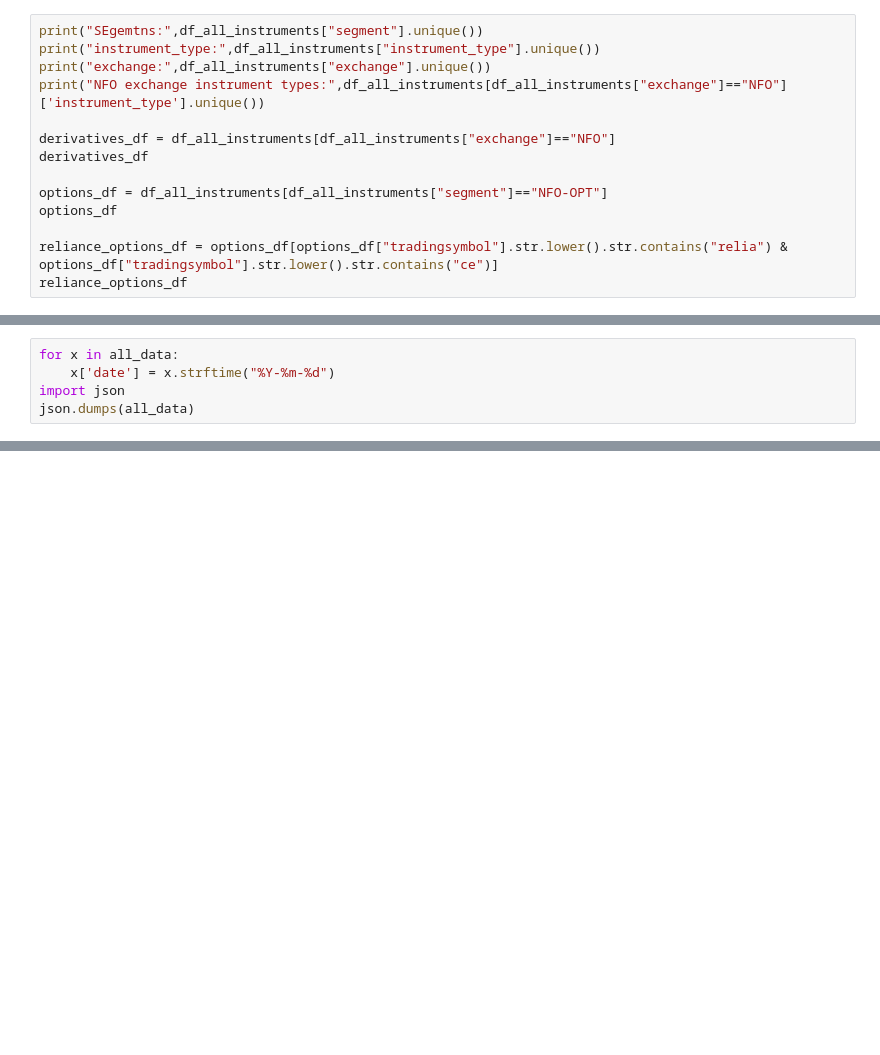
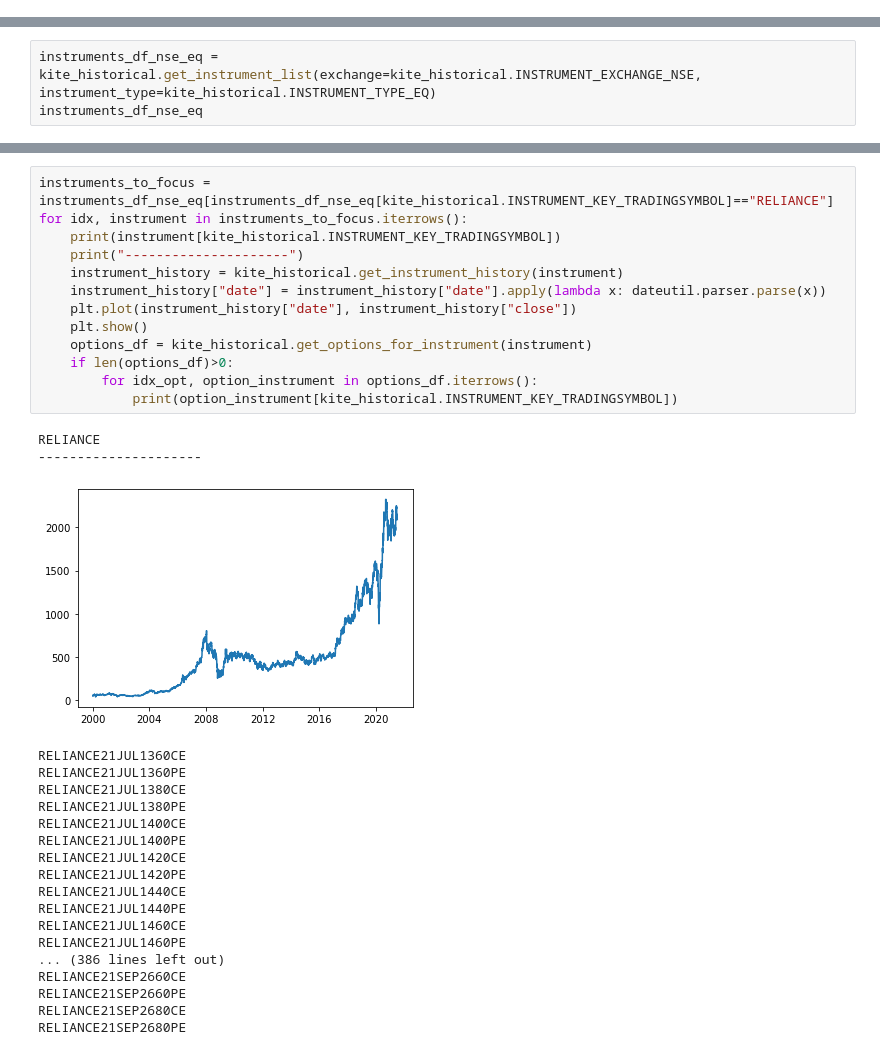
Before and after one commit to binarysentient/bsstonks, a Jupyter notebook: experiments/kite_connect_options_degeneracy.ipynb, the cells around one changed output, grey strips where cells are left out. Cells and saved outputs as stored; diff of their text form; blank space fills up the shorter version.

```diff
--- a/experiments/kite_connect_options_degeneracy.ipynb
+++ b/experiments/kite_connect_options_degeneracy.ipynb
@@ -123,14 +39,0 @@ df_all_instruments
-# %%
-print("SEgemtns:",df_all_instruments["segment"].unique())
-print("instrument_type:",df_all_instruments["instrument_type"].unique())
-print("exchange:",df_all_instruments["exchange"].unique())
-print("NFO exchange instrument types:",df_all_instruments[df_all_instruments["exchange"]=="NFO"]['instrument_type'].unique())
-
-derivatives_df = df_all_instruments[df_all_instruments["exchange"]=="NFO"]
-derivatives_df
-
-options_df = df_all_instruments[df_all_instruments["segment"]=="NFO-OPT"]
-options_df
-
-reliance_options_df = options_df[options_df["tradingsymbol"].str.lower().str.contains("relia") & options_df["tradingsymbol"].str.lower().str.contains("ce")]
-reliance_options_df
@@ -229,5 +39,0 @@ DEBUG:urllib3.connectionpool:https://api.kite.trade:443 "GET /instruments/histor
-# %%
-for x in all_data:
-    x['date'] = x.strftime("%Y-%m-%d")
-import json
-json.dumps(all_data)
@@ -235,0 +40,3 @@ AttributeError: 'dict' object has no attribute 'strftime'
+# %%
+instruments_df_nse_eq = kite_historical.get_instrument_list(exchange=kite_historical.INSTRUMENT_EXCHANGE_NSE, instrument_type=kite_historical.INSTRUMENT_TYPE_EQ)
+instruments_df_nse_eq
@@ -235,0 +57,34 @@ AttributeError: 'dict' object has no attribute 'strftime'
+# %%
+instruments_to_focus = instruments_df_nse_eq[instruments_df_nse_eq[kite_historical.INSTRUMENT_KEY_TRADINGSYMBOL]=="RELIANCE"]
+for idx, instrument in instruments_to_focus.iterrows():
+    print(instrument[kite_historical.INSTRUMENT_KEY_TRADINGSYMBOL])
+    print("---------------------")
+    instrument_history = kite_historical.get_instrument_history(instrument)
+    instrument_history["date"] = instrument_history["date"].apply(lambda x: dateutil.parser.parse(x))
+    plt.plot(instrument_history["date"], instrument_history["close"])
+    plt.show()
+    options_df = kite_historical.get_options_for_instrument(instrument)
+    if len(options_df)>0:
+        for idx_opt, option_instrument in options_df.iterrows():
+            print(option_instrument[kite_historical.INSTRUMENT_KEY_TRADINGSYMBOL])
+# %% [output]
+RELIANCE
+---------------------
+[figure, added]
+RELIANCE21JUL1360CE
+RELIANCE21JUL1360PE
+RELIANCE21JUL1380CE
+RELIANCE21JUL1380PE
+RELIANCE21JUL1400CE
+RELIANCE21JUL1400PE
+RELIANCE21JUL1420CE
+RELIANCE21JUL1420PE
+RELIANCE21JUL1440CE
+RELIANCE21JUL1440PE
+RELIANCE21JUL1460CE
+RELIANCE21JUL1460PE
+... (386 lines left out)
+RELIANCE21SEP2660CE
+RELIANCE21SEP2660PE
+RELIANCE21SEP2680CE
+RELIANCE21SEP2680PE
```
Also changed, not shown: parts of 18 cells of this notebook, 3 other files.
